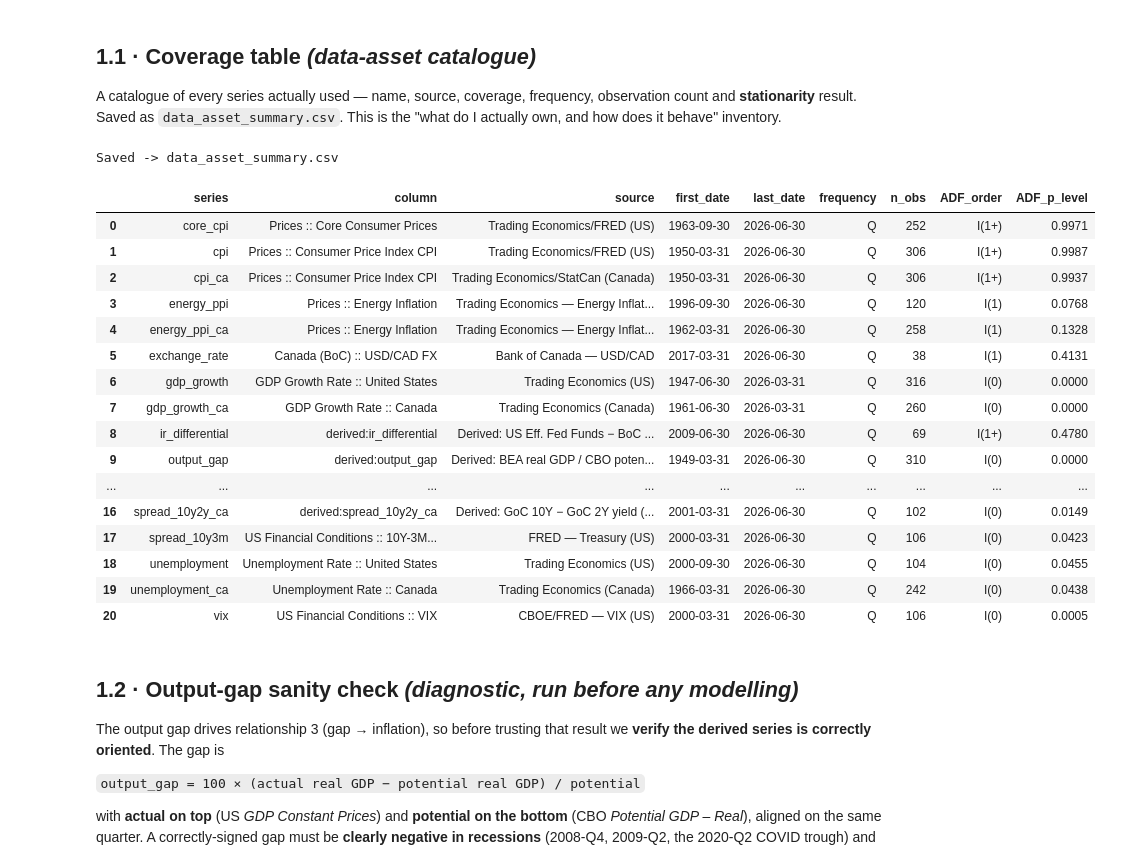
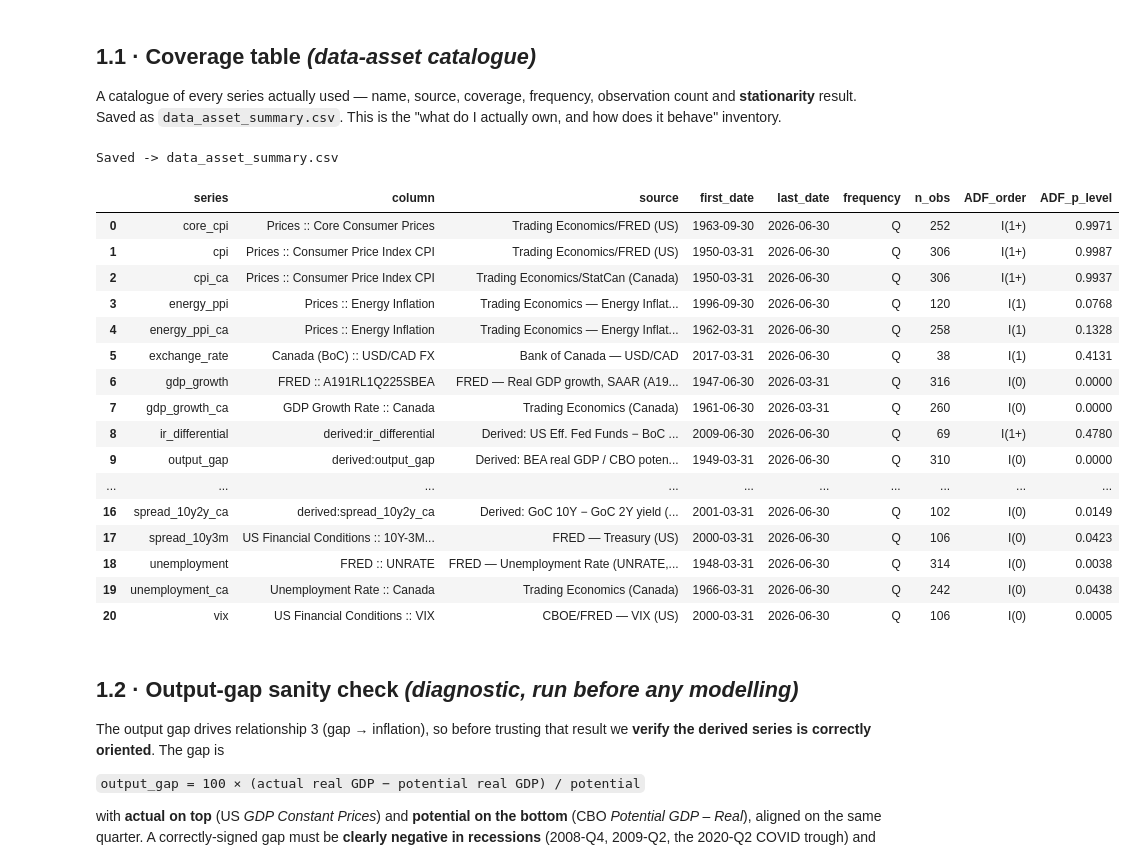
Before and after one commit to will-smith12/macro-relationships-dashboard, a Jupyter notebook: macro_relationships_master.ipynb, the cells around one changed output. Drawn from its saved outputs; the diff is of its cells as text; code cells hidden in the pictures.

```diff
--- a/macro_relationships_master.ipynb
+++ b/macro_relationships_master.ipynb
@@ -151,7 +151,8 @@ WB_DERIVE_INPUTS = {
 
 # Source/provenance labels for the Data Asset catalogue (both layouts).
 SOURCES = {
-    "gdp_growth": "Trading Economics (US)", "unemployment": "Trading Economics (US)",
+    "gdp_growth": "FRED — Real GDP growth, SAAR (A191RL1Q225SBEA, US, 1947+)",
+    "unemployment": "FRED — Unemployment Rate (UNRATE, US, 1948+)",
     "cpi": "Trading Economics/FRED (US)", "core_cpi": "Trading Economics/FRED (US)",
     "ppi": "Trading Economics/FRED (US)",
     "output_gap": "Derived: BEA real GDP / CBO potential (US)",
@@ -1011,6 +1079,10 @@ This is the "what do I actually own, and how does it behave" inventory.
 def _origin(logical):
     """Human-readable origin of a series for the catalogue, for either layout."""
     if LAYOUT == "master_workbook":
+        # US Okun inputs are overridden with full-history FRED data (see loader).
+        if logical in ("unemployment", "gdp_growth"):
+            return {"unemployment": "FRED :: UNRATE",
+                    "gdp_growth": "FRED :: A191RL1Q225SBEA"}[logical]
         spec = WB_SPEC.get(logical, {})
         if spec.get("derive"):
             return f"derived:{spec['derive']}"
@@ -1028,41 +1100,41 @@ def build_data_asset():
         s = DF[logical].dropna()
         rep = adf_report(s, logical)
         rows.append({
             "series": logical,
             "column": _origin(logical),
             "source": SOURCES.get(logical, "—"),
             "first_date": s.index.min().strftime("%Y-%m-%d") if len(s) else "—",
             "last_date": s.index.max().strftime("%Y-%m-%d") if len(s) else "—",
             "frequency": FREQUENCY,
             "n_obs": int(len(s)),
             "ADF_order": rep["order"],
             "ADF_p_level": round(rep["p_level"], 4) if pd.notna(rep["p_level"]) else None,
         })
     asset = pd.DataFrame(rows).sort_values("series").reset_index(drop=True)
     out = str(Path(OUTPUT_DIR) / "data_asset_summary.csv")
     asset.to_csv(out, index=False)
     print(f"Saved -> {out}")
     return asset
 
 DATA_ASSET = build_data_asset()
 DATA_ASSET
 # %% [output]
 Saved -> data_asset_summary.csv
 |  | series | column | source | first_date | last_date | frequency | n_obs | ADF_order | ADF_p_level |
 | 0 | core_cpi | Prices :: Core Consumer Prices | Trading Economics/FRED (US) | 1963-09-30 | 2026-06-30 | Q | 252 | I(1+) | 0.9971 |
 | 1 | cpi | Prices :: Consumer Price Index CPI | Trading Economics/FRED (US) | 1950-03-31 | 2026-06-30 | Q | 306 | I(1+) | 0.9987 |
 | 2 | cpi_ca | Prices :: Consumer Price Index CPI | Trading Economics/StatCan (Canada) | 1950-03-31 | 2026-06-30 | Q | 306 | I(1+) | 0.9937 |
 | 3 | energy_ppi | Prices :: Energy Inflation | Trading Economics — Energy Inflat... | 1996-09-30 | 2026-06-30 | Q | 120 | I(1) | 0.0768 |
 | 4 | energy_ppi_ca | Prices :: Energy Inflation | Trading Economics — Energy Inflat... | 1962-03-31 | 2026-06-30 | Q | 258 | I(1) | 0.1328 |
 | 5 | exchange_rate | Canada (BoC) :: USD/CAD FX | Bank of Canada — USD/CAD | 2017-03-31 | 2026-06-30 | Q | 38 | I(1) | 0.4131 |
-| 6 | gdp_growth | GDP Growth Rate :: United States | Trading Economics (US) | 1947-06-30 | 2026-03-31 | Q | 316 | I(0) | 0.0000 |
+| 6 | gdp_growth | FRED :: A191RL1Q225SBEA | FRED — Real GDP growth, SAAR (A19... | 1947-06-30 | 2026-03-31 | Q | 316 | I(0) | 0.0000 |
 | 7 | gdp_growth_ca | GDP Growth Rate :: Canada | Trading Economics (Canada) | 1961-06-30 | 2026-03-31 | Q | 260 | I(0) | 0.0000 |
 | 8 | ir_differential | derived:ir_differential | Derived: US Eff. Fed Funds − BoC ... | 2009-06-30 | 2026-06-30 | Q | 69 | I(1+) | 0.4780 |
 | 9 | output_gap | derived:output_gap | Derived: BEA real GDP / CBO poten... | 1949-03-31 | 2026-06-30 | Q | 310 | I(0) | 0.0000 |
 | ... | ... | ... | ... | ... | ... | ... | ... | ... | ... |
 | 16 | spread_10y2y_ca | derived:spread_10y2y_ca | Derived: GoC 10Y − GoC 2Y yield (... | 2001-03-31 | 2026-06-30 | Q | 102 | I(0) | 0.0149 |
 | 17 | spread_10y3m | US Financial Conditions :: 10Y-3M... | FRED — Treasury (US) | 2000-03-31 | 2026-06-30 | Q | 106 | I(0) | 0.0423 |
-| 18 | unemployment | Unemployment Rate :: United States | Trading Economics (US) | 2000-09-30 | 2026-06-30 | Q | 104 | I(0) | 0.0455 |
+| 18 | unemployment | FRED :: UNRATE | FRED — Unemployment Rate (UNRATE,... | 1948-03-31 | 2026-06-30 | Q | 314 | I(0) | 0.0038 |
 | 19 | unemployment_ca | Unemployment Rate :: Canada | Trading Economics (Canada) | 1966-03-31 | 2026-06-30 | Q | 242 | I(0) | 0.0438 |
 | 20 | vix | US Financial Conditions :: VIX | CBOE/FRED — VIX (US) | 2000-03-31 | 2026-06-30 | Q | 106 | I(0) | 0.0005 |
 # %% [markdown]
```
Also changed, not shown: parts of 10 cells of this notebook, 16 other files.
